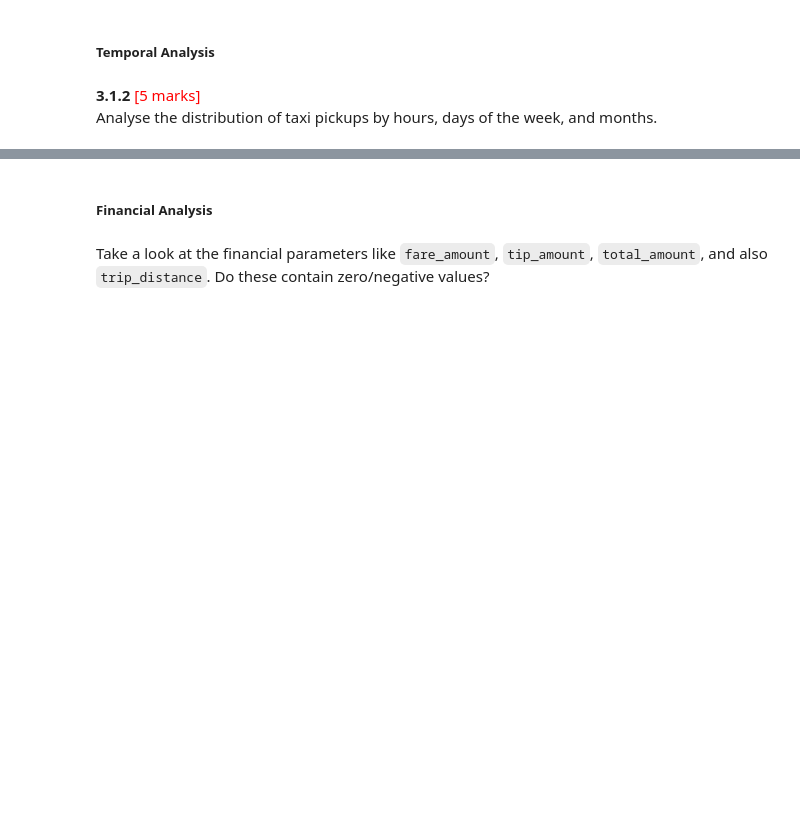
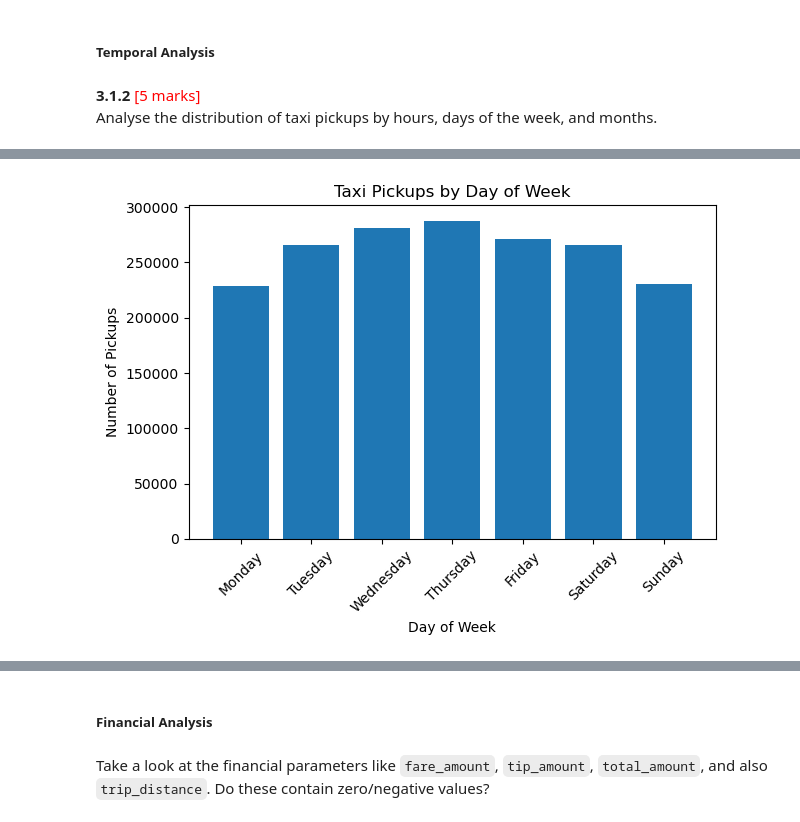
Before and after one commit to ikhanhmai/ACPML---EDA-Assignment---EDA-on-NYC-Taxi-Records, a Jupyter notebook: EDA_Assg_NYC_Taxi_Starter.ipynb, the cells around one changed output, grey strips where cells are left out. Saved outputs shown, nothing was run; the diff lists cells and outputs as text; code cells hidden in the pictures; blank space fills up the shorter version.

```diff
--- a/EDA_Assg_NYC_Taxi_Starter.ipynb
+++ b/EDA_Assg_NYC_Taxi_Starter.ipynb
@@ -568,0 +709,21 @@ Analyse the distribution of taxi pickups by hours, days of the week, and months.
+# %%
+# Find and show the daily trends in taxi pickups (days of the week)
+import matplotlib.pyplot as plt
+
+# Define the order of days
+days_order = ['Monday','Tuesday','Wednesday','Thursday','Friday','Saturday','Sunday']
+
+# Count pickups per day and reindex to get the correct order
+daily_counts = df['pickup_dayofweek'].value_counts().reindex(days_order)
+
+# Plot
+plt.figure()
+plt.bar(daily_counts.index, daily_counts.values)
+plt.xlabel('Day of Week')
+plt.ylabel('Number of Pickups')
+plt.title('Taxi Pickups by Day of Week')
+plt.xticks(rotation=45)
+plt.tight_layout()
+plt.show()
+# %% [output]
+[figure, added]
```
Also changed, not shown: parts of 80 cells of this notebook.
